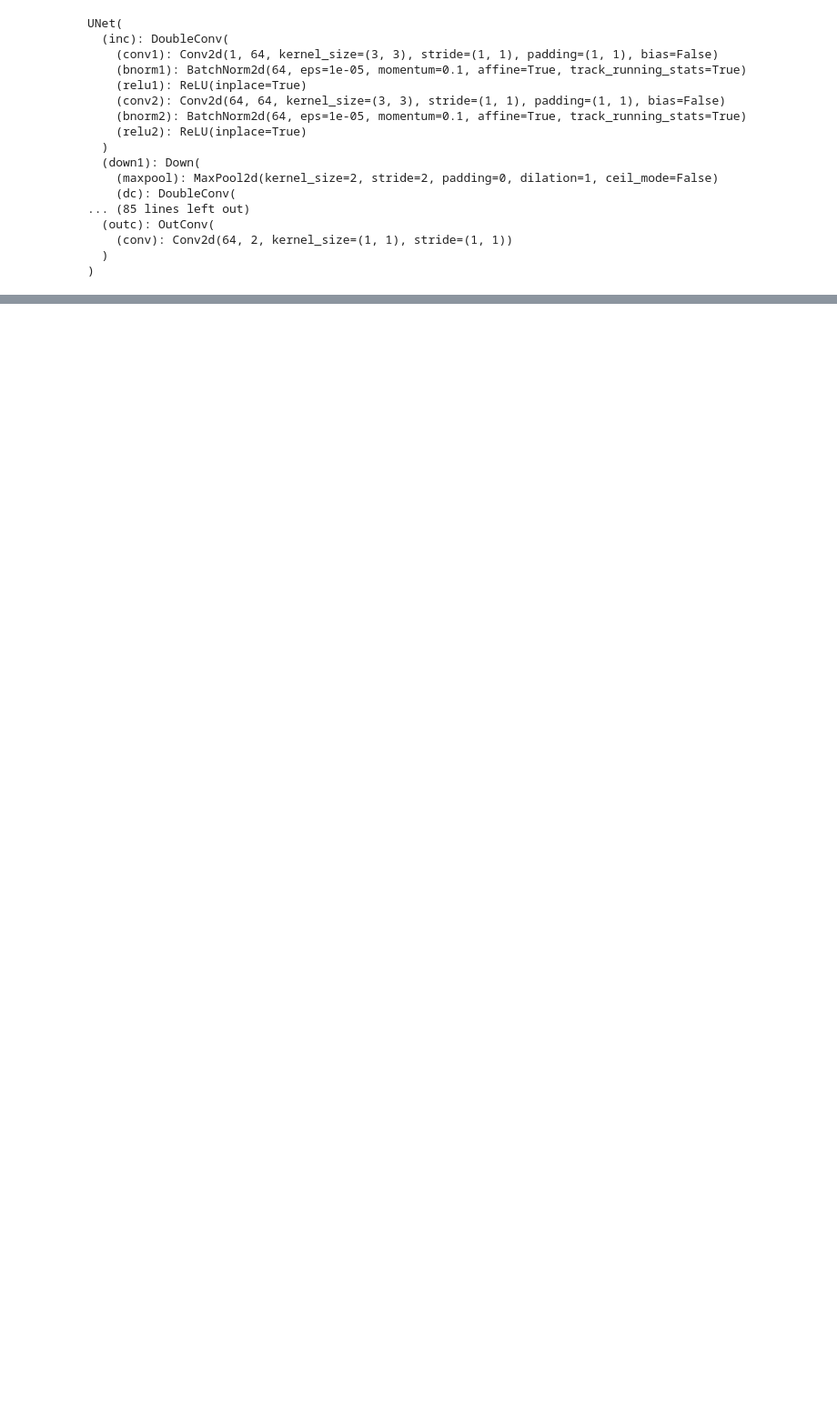
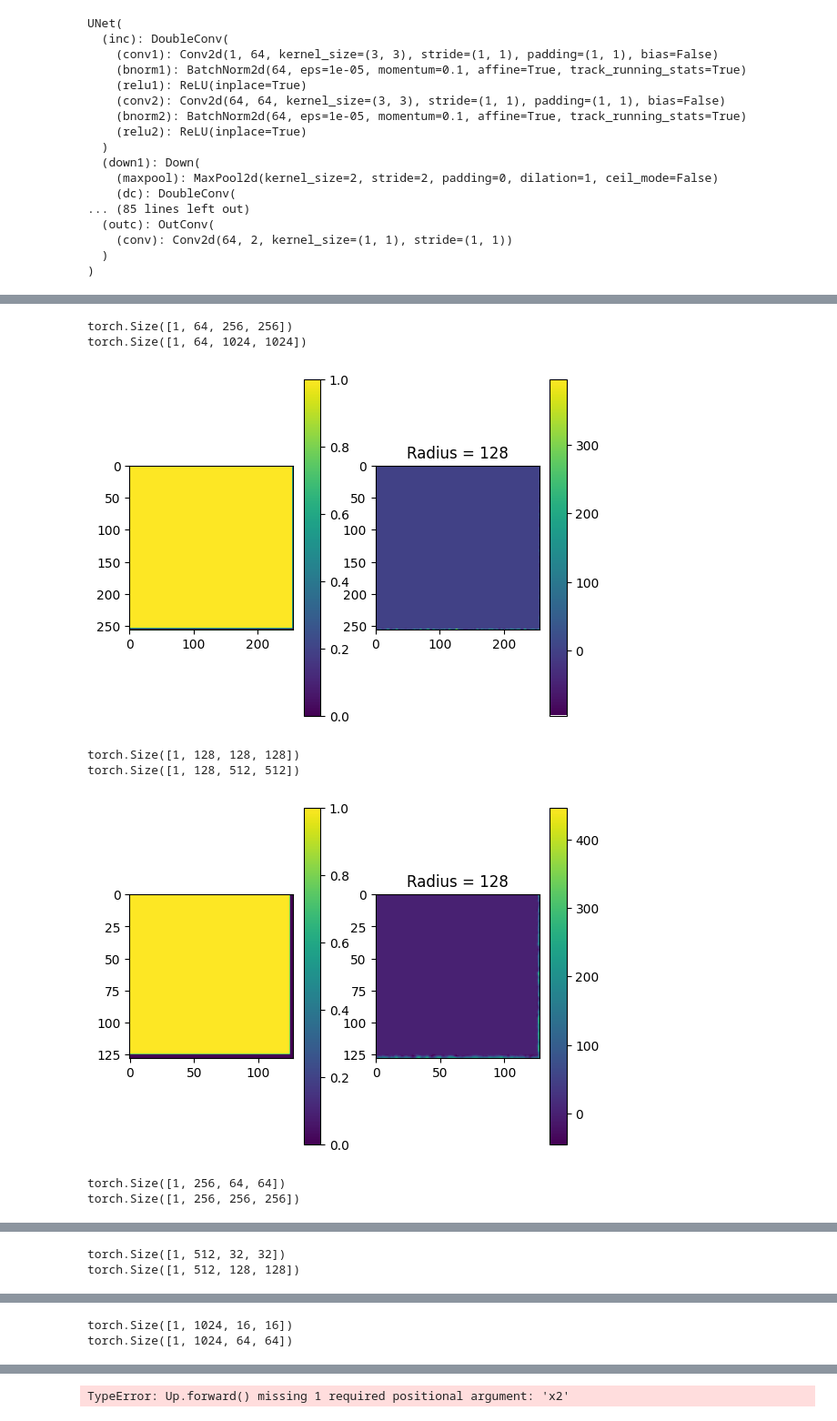
Before and after one commit to cfpark00/SmartEM, a Jupyter notebook: experiments/unet-fov.ipynb, the cells around one changed output, grey strips where cells are left out. Shown: that part at 91% size. Saved outputs shown, nothing was run; the diff lists cells and outputs as text; code cells hidden in the pictures; blank space fills up the shorter version.

```diff
--- a/experiments/unet-fov.ipynb
+++ b/experiments/unet-fov.ipynb
@@ -58,0 +66,59 @@ for r in range(50, 200, 50):
+# %%
+im_ref = torch.randn((1, 1, 1024, 1024), device=device, dtype=torch.float32)
+out_ref = em2mb_net(im_ref).cpu().detach().numpy()
+out_ref = np.squeeze(out_ref[0,0,:,:])
+
+for r in range(128, 513, 128):
+    im_crop = im_ref[:,:,:2*r,:2*r]
+
+    cur_act_ref = em2mb_net.inc(im_ref)
+    cur_act_crop = em2mb_net.inc(im_crop)
+    ds_factors = [i for i in range(5)] + [i for i in range(3,0,-1)]
+    for i, layer in zip(ds_factors, [em2mb_net.down1, em2mb_net.down2, em2mb_net.down3, em2mb_net.down4, em2mb_net.up1]):
+        print(cur_act_crop.shape)
+        print(cur_act_ref.shape)
+        plot_ref = np.squeeze(cur_act_ref.cpu().detach().numpy())[:,:2*r//2**i,:2*r//2**i]
+        plot_crop = np.squeeze(cur_act_crop.cpu().detach().numpy())
+        plot_ref = np.sum(plot_ref, axis=0)
+        plot_crop = np.sum(plot_crop, axis=0)
+        f, ax = plt.subplots(ncols=2)
+        eq_plot = ax[0].imshow(plot_ref == plot_crop)
+        f.colorbar(eq_plot, ax=ax[0])
+        im_plot = ax[1].imshow(plot_ref - plot_crop)
+        f.colorbar(im_plot, ax=ax[1])
+        plt.title(f"Radius = {r}")
+        plt.show()
+
+
+        cur_act_ref = layer(cur_act_ref)
+        cur_act_crop = layer(cur_act_crop)
+    break
+
+
+    out_rand = em2mb_net(im_crop).cpu().detach().numpy()
+    out_rand = np.squeeze(out_rand[0,0,:,:])
+
+    out_ref_crop = out_ref[:2*r,:2*r]
+    if out_ref.shape == out_ref_crop.shape:
+        print(np.all(out_ref == out_ref_crop))
+
+
+    f, ax = plt.subplots(ncols=2)
+    eq_plot = ax[0].imshow(out_ref_crop == out_rand)
+    f.colorbar(eq_plot, ax=ax[0])
+    im_plot = ax[1].imshow(out_ref_crop - out_rand)
+    f.colorbar(im_plot, ax=ax[1])
+    # ax[0].imshow(out_ref[512-r:512+r,512-r:512+r] == out_rand)
+    # im_plot = ax[1].imshow(out_ref[512-r:512+r,512-r:512+r] - out_rand)
+    # f.colorbar(im_plot, ax=ax[1])
+    plt.title(f"Radius = {r}")
+    plt.show()
+# %% [output]
+torch.Size([1, 64, 256, 256])
+torch.Size([1, 64, 1024, 1024])
+[figure, added]
+torch.Size([1, 128, 128, 128])
+torch.Size([1, 128, 512, 512])
+[figure, added]
+torch.Size([1, 256, 64, 64])
+torch.Size([1, 256, 256, 256])
@@ -58,0 +126,2 @@ for r in range(50, 200, 50):
+torch.Size([1, 512, 32, 32])
+torch.Size([1, 512, 128, 128])
@@ -58,0 +129,2 @@ for r in range(50, 200, 50):
+torch.Size([1, 1024, 16, 16])
+torch.Size([1, 1024, 64, 64])
@@ -58,0 +132 @@ for r in range(50, 200, 50):
+TypeError: Up.forward() missing 1 required positional argument: 'x2'
```
Also changed, not shown: parts of 4 cells of this notebook.
